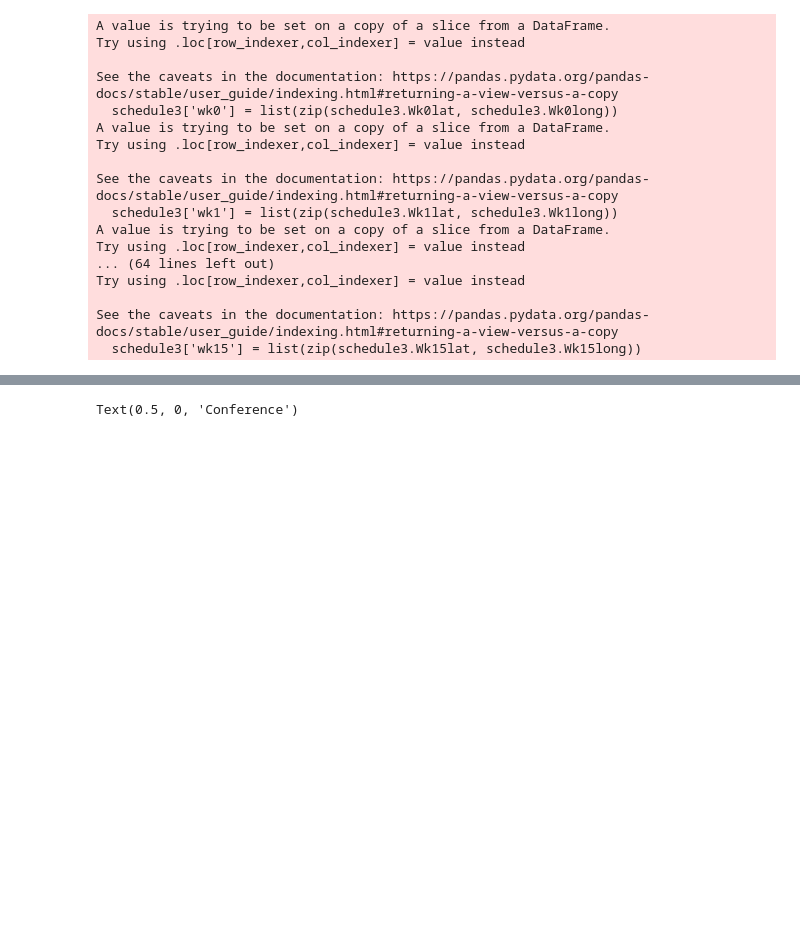
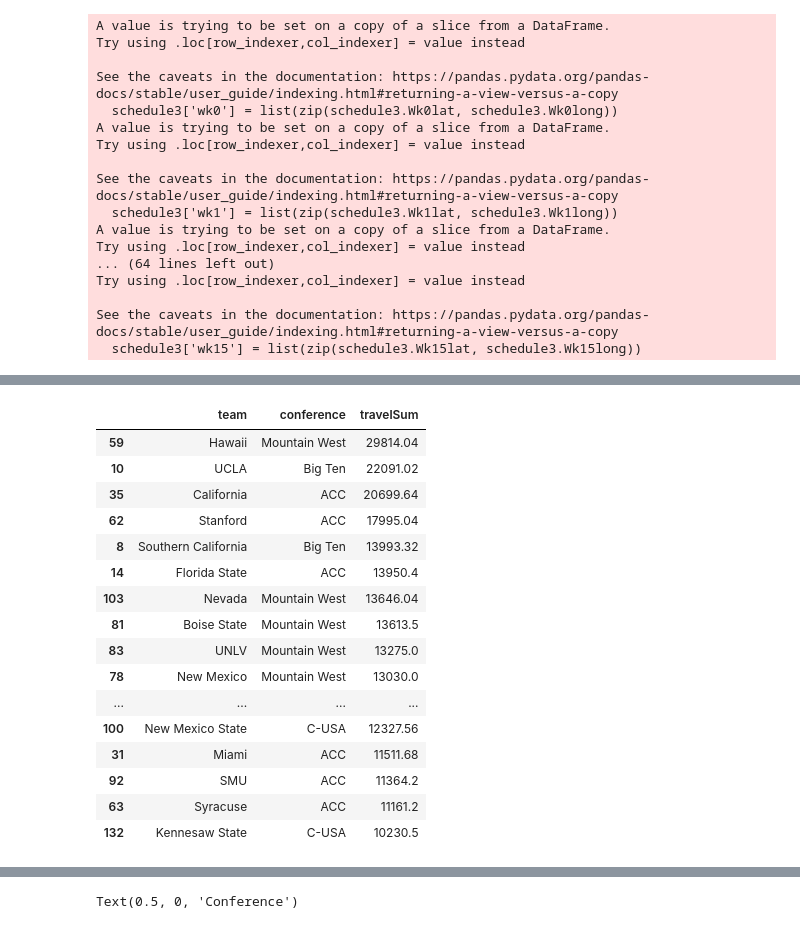
Before and after one commit to kchonko74/NCAAMileageTracker, a Jupyter notebook: NCAA Mileage Tracker.ipynb, the cells around one changed output, grey strips where cells are left out. Saved outputs shown, nothing was run; the diff lists cells and outputs as text; code cells hidden in the pictures; blank space fills up the shorter version.

```diff
--- a/NCAA Mileage Tracker.ipynb
+++ b/NCAA Mileage Tracker.ipynb
@@ -244,0 +253,20 @@ travelbtm20 = travel.sort_values(by = 'travelSum', ascending = True).head(20)
+# %%
+traveltop20
+# %% [output]
+|  | team | conference | travelSum |
+| 59 | Hawaii | Mountain West | 29814.04 |
+| 10 | UCLA | Big Ten | 22091.02 |
+| 35 | California | ACC | 20699.64 |
+| 62 | Stanford | ACC | 17995.04 |
+| 8 | Southern California | Big Ten | 13993.32 |
+| 14 | Florida State | ACC | 13950.4 |
+| 103 | Nevada | Mountain West | 13646.04 |
+| 81 | Boise State | Mountain West | 13613.5 |
+| 83 | UNLV | Mountain West | 13275.0 |
+| 78 | New Mexico | Mountain West | 13030.0 |
+| ... | ... | ... | ... |
+| 100 | New Mexico State | C-USA | 12327.56 |
+| 31 | Miami | ACC | 11511.68 |
+| 92 | SMU | ACC | 11364.2 |
+| 63 | Syracuse | ACC | 11161.2 |
+| 132 | Kennesaw State | C-USA | 10230.5 |
```
Also changed, not shown: parts of 5 cells of this notebook.
